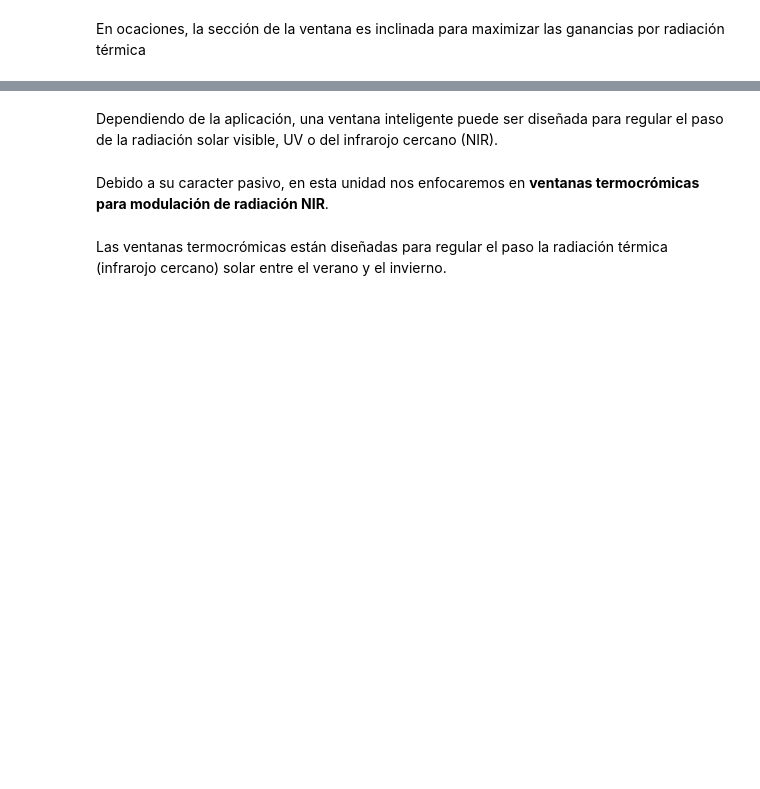
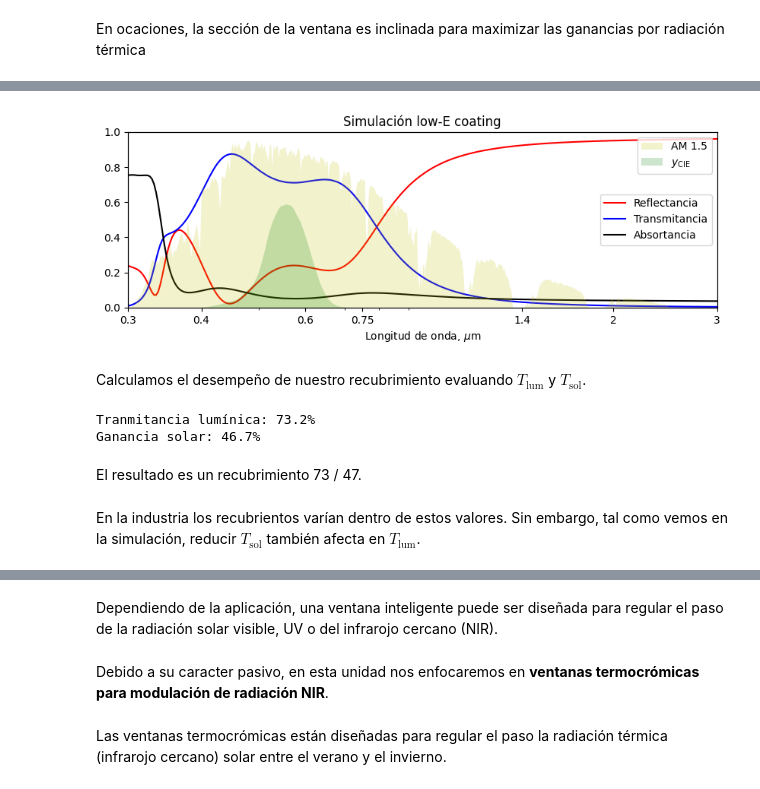
Before and after one commit to PanxoPanza/conversion_solar_termica, a Jupyter notebook: _build/jupyter_execute/11_ManejoSolarTermico_Edificio/11_ManejoSolarTermico_Edificio.ipynb, the cells around one changed output, grey strips where cells are left out. Saved outputs shown, nothing was run; the diff lists cells and outputs as text; code cells hidden in the pictures; blank space fills up the shorter version.

```diff
--- a/_build/jupyter_execute/11_ManejoSolarTermico_Edificio/11_ManejoSolarTermico_Edificio.ipynb
+++ b/_build/jupyter_execute/11_ManejoSolarTermico_Edificio/11_ManejoSolarTermico_Edificio.ipynb
@@ -77,0 +127,76 @@ En ocaciones, la sección de la ventana es inclinada para maximizar las ganancia
+# %%
+import empylib.nklib as nk
+import empylib.waveoptics as wv
+import empylib.ref_spectra as rf
+import numpy as np
+import matplotlib.pyplot as plt
+from matplotlib.ticker import ScalarFormatter, FuncFormatter
+
+# inicializamos índices de refracción y espectro
+lam = np.linspace(0.3,3.0,1000) # espectro de longitudes de onda
+n_air = 1.0                     # índice de refracción del aire
+n_glass = nk.SiO2(lam)          # índice de refracción del vidrio
+n_silver = nk.silver(lam)       # íncide de refracción de la plata
+n_mox = nk.TiO2(lam)            # íncide de refracción de TiO2
+d_silver = 0.008                # espesor capa de plata
+d_mox   = 0.030                 # espesor capa de óxido metálico (tio2 en este caso)
+
+# construimos estructura multicapas
+n_layers = 3                    # tres bi-capas plata/tio2
+n_lowE = [n_glass]              # vidrio en la cara frontal
+d_lowE = []
+for i in range(n_layers):       # for loop para agregar bi-capas
+    n_lowE.append(n_silver)     # primera capa de plata
+    n_lowE.append(n_mox)        # segunda capa de tio2
+
+    d_lowE.append(d_silver)     # espesor de capa de plata
+    d_lowE.append(d_mox)        # espesor de capa de óxido metálico
+
+n_lowE.append(n_air)            # aire en la cara final
+
+# Calculamos la reflectancia y transmitancia del low-E
+R, T = wv.multilayer(lam,0,n_lowE,d_lowE)[:2]
+
+# Gráfico de los resultados
+fig, ax1 = plt.subplots(figsize=(10,3))
+ax1.plot(lam,R,'-r',label = 'Reflectancia')
+ax1.plot(lam,T,'-b',label = 'Transmitancia')
+ax1.plot(lam,1 - R  - T,'-k',label = 'Absortancia')
+ax1.legend()
+
+# Gráfico de espectro solar como referencia (en un eje auxiliar)
+ax2=ax1.twinx()                          # segundo eje para radiación solar
+ax2.fill_between(lam,rf.AM15(lam)/1000,color = 'y', alpha=0.2, lw = 0, label ='AM 1.5')
+ax2.fill_between(lam,rf.yCIE_lum(lam),color = 'g', alpha=0.2, lw = 0, label = r'$y_\mathrm{CIE}$')
+
+# Formato de ejes
+ax1.set_xlabel('Longitud de onda, $\mu$m')
+ax1.set_xscale('log')
+ax1.set_xticks([0.3,0.4,0.6, 0.75, 1.4, 2, 3])
+ax1.set_xlim(lam[0],lam[-1])
+ax1.set_ylim(0,1)
+ax2.set_ylim(bottom = 0)
+ax1.set_title('Simulación low-E coating')
+ax2.set_yticks([])
+ax2.legend()
+ax1.xaxis.set_major_formatter(FuncFormatter(lambda y, _: '{:.16g}'.format(y)))
+plt.show()
+# %% [output]
+[figure, added]
+# %% [markdown]
+Calculamos el desempeño de nuestro recubrimiento evaluando $T_\mathrm{lum}$ y $T_\mathrm{sol}$.
+# %%
+# Transmitancia lumínica
+Tlum = np.trapz(rf.yCIE_lum(lam)*T,lam)/np.trapz(rf.yCIE_lum(lam),lam)*100
+print('Tranmitancia lumínica: %.1f%%' % Tlum)
+
+# Ganancia solar
+Tsolar = np.trapz(rf.AM15(lam)*T,lam)/np.trapz(rf.AM15(lam),lam)*100
+print('Ganancia solar: %.1f%%' % Tsolar)
+# %% [output]
+Tranmitancia lumínica: 73.2%
+Ganancia solar: 46.7%
+# %% [markdown]
+El resultado es un recubrimiento 73 / 47.
+# %% [markdown]
+En la industria los recubrientos varían dentro de estos valores. Sin embargo, tal como vemos en la simulación, reducir $T_\mathrm{sol}$ también afecta en $T_\mathrm{lum}$.
```
Also changed, not shown: parts of 28 cells of this notebook, 21 other files.
